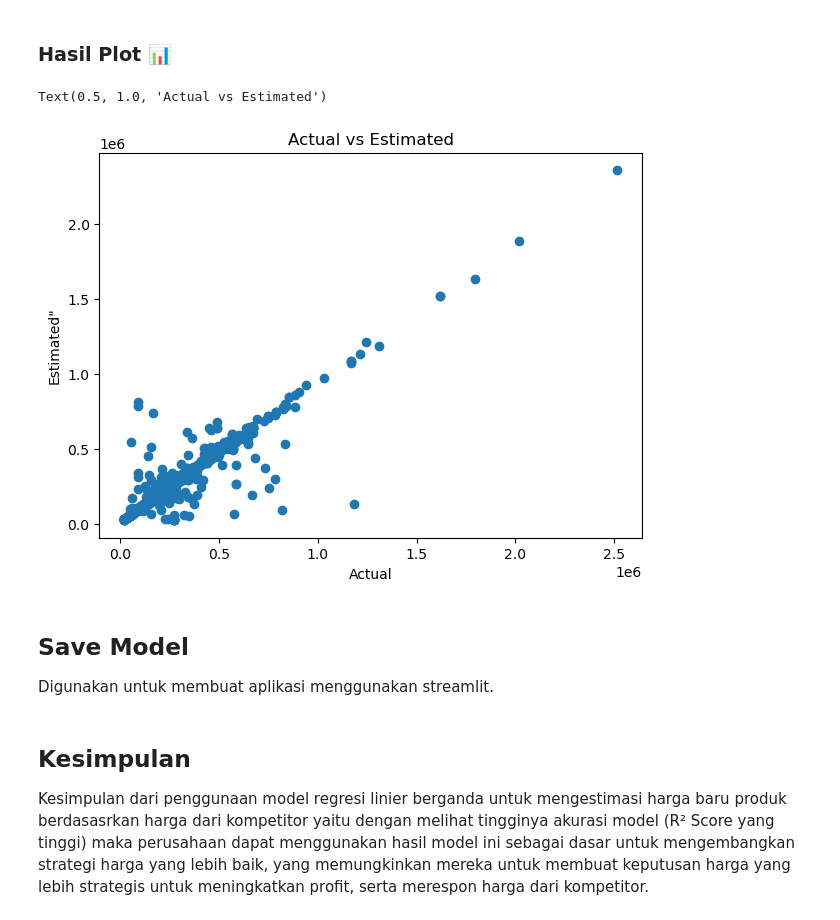
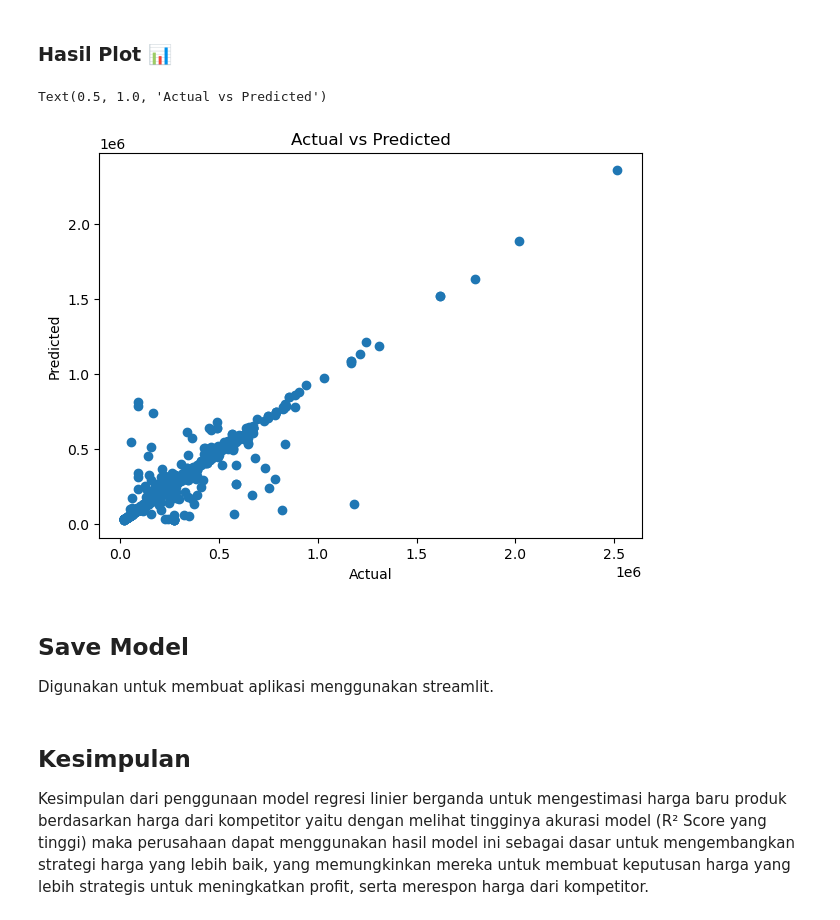
Before and after one commit to taliyameyswara/estimasi-harga-baru, a Jupyter notebook: estimasi_harga.ipynb, the cells around one changed output. Cells and saved outputs as stored; diff of their text form; code cells hidden in the pictures.

```diff
--- a/estimasi_harga.ipynb
+++ b/estimasi_harga.ipynb
@@ -315,12 +323,12 @@ pred_y_df[0:10]
 # %%
 plt.figure(figsize=(7,5))
 plt.scatter(y_test,y_pred)
 plt.xlabel('Actual')
-plt.ylabel('Estimated"')
-plt.title('Actual vs Estimated')
+plt.ylabel('Predicted')
+plt.title('Actual vs Predicted')
 # %% [output]
-Text(0.5, 1.0, 'Actual vs Estimated')
+Text(0.5, 1.0, 'Actual vs Predicted')
-[figure, old version]
+[figure, new version]
 # %% [markdown]
 ## **Save Model**
 Digunakan untuk membuat aplikasi menggunakan streamlit.
@@ -330,5 +338,5 @@ filename = 'estimasi_harga.sav'
 pickle.dump(lr,open(filename,'wb'))
 # %% [markdown]
 ## **Kesimpulan**
-Kesimpulan dari penggunaan model regresi linier berganda untuk mengestimasi harga baru produk berdasasrkan harga dari kompetitor yaitu
+Kesimpulan dari penggunaan model regresi linier berganda untuk mengestimasi harga baru produk berdasarkan harga dari kompetitor yaitu
 dengan melihat tingginya akurasi model (R² Score yang tinggi) maka perusahaan dapat menggunakan hasil model ini sebagai dasar untuk mengembangkan strategi harga yang lebih baik, yang memungkinkan mereka untuk membuat keputusan harga yang lebih strategis untuk meningkatkan profit, serta merespon harga dari kompetitor.
```
Also changed, not shown: parts of 7 cells of this notebook, 3 other files.
